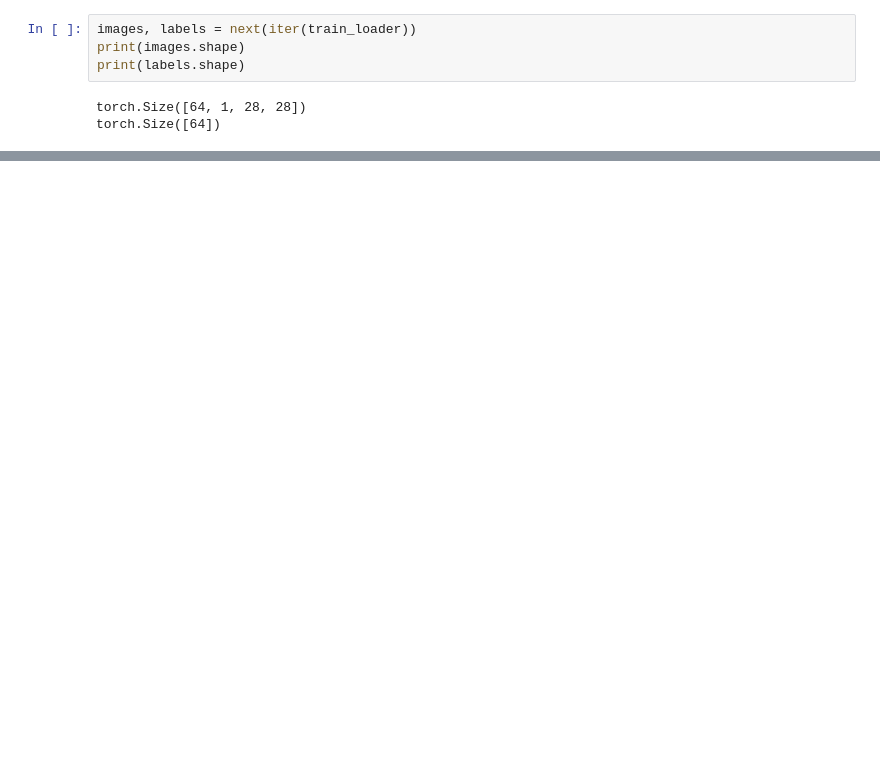
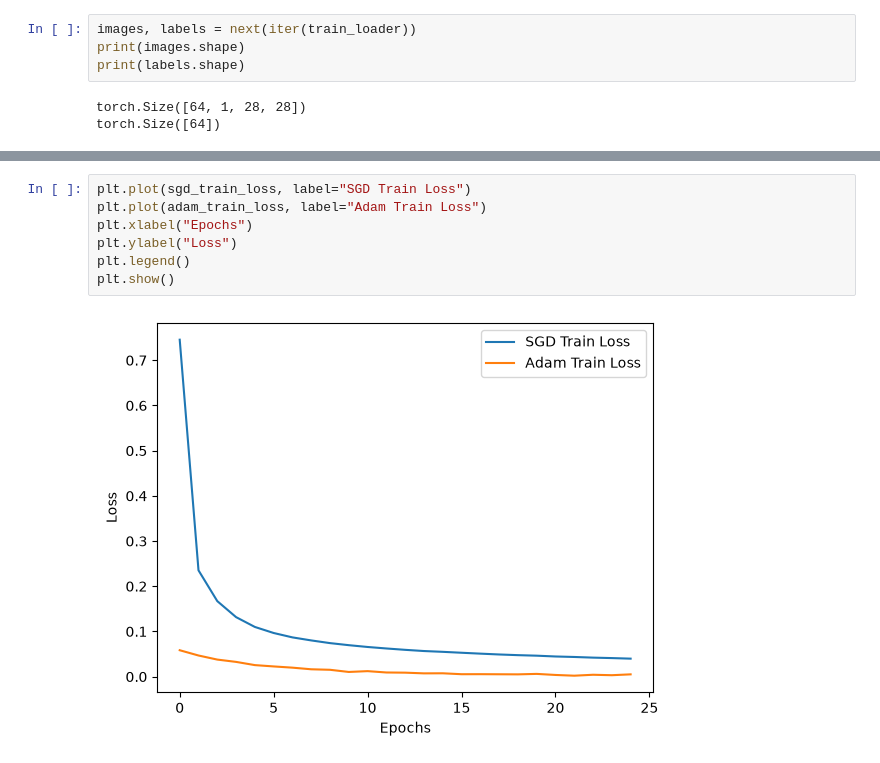
Before and after one commit to FGFAnderson/mech-interp-mini-projects, a Jupyter notebook: torch_cnn/TorchCNN.ipynb, the cells around one changed output, grey strips where cells are left out. Cells and saved outputs as stored; diff of their text form; blank space fills up the shorter version.

```diff
--- a/torch_cnn/TorchCNN.ipynb
+++ b/torch_cnn/TorchCNN.ipynb
@@ -108,0 +185,9 @@ Epoch: 9 eval loss: 0.0757, accuracy: 0.9767
+# %%
+plt.plot(sgd_train_loss, label="SGD Train Loss")
+plt.plot(adam_train_loss, label="Adam Train Loss")
+plt.xlabel("Epochs")
+plt.ylabel("Loss")
+plt.legend()
+plt.show()
+# %% [output]
+[figure, added]
```
Also changed, not shown: parts of 9 cells of this notebook.
